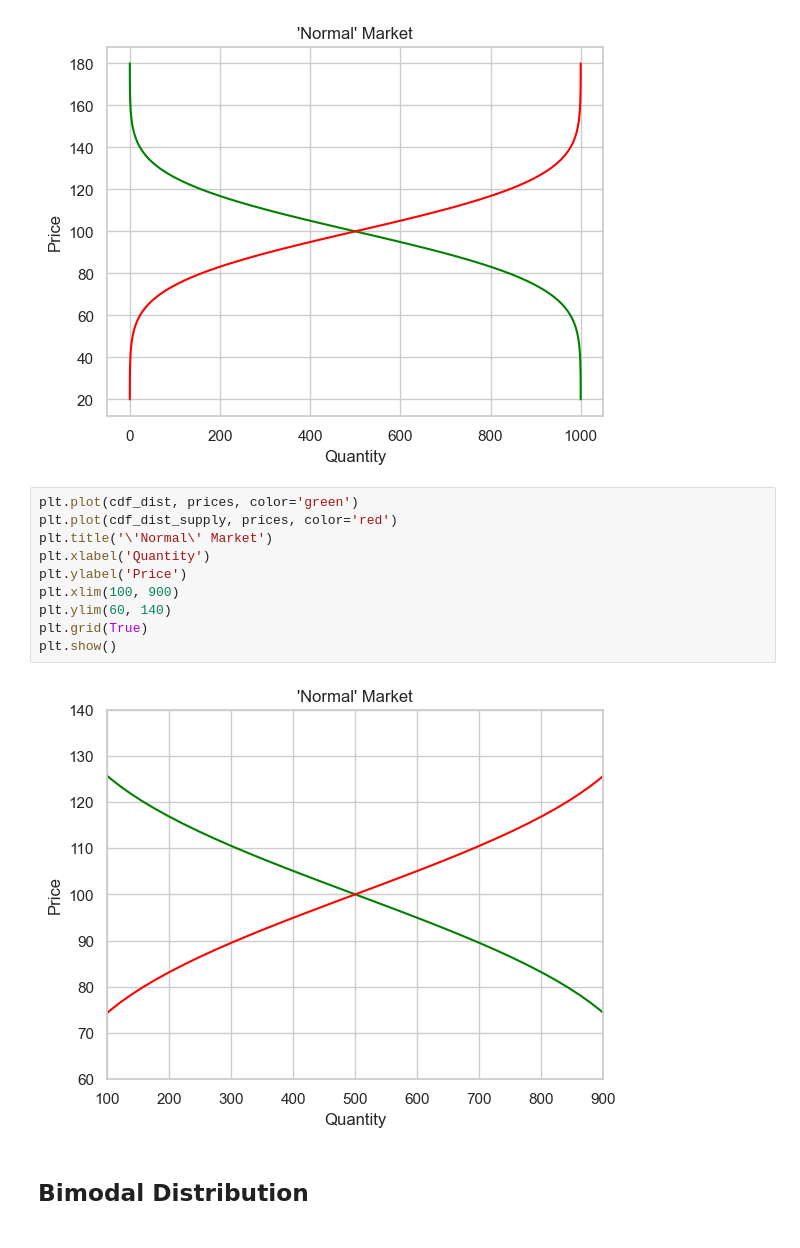
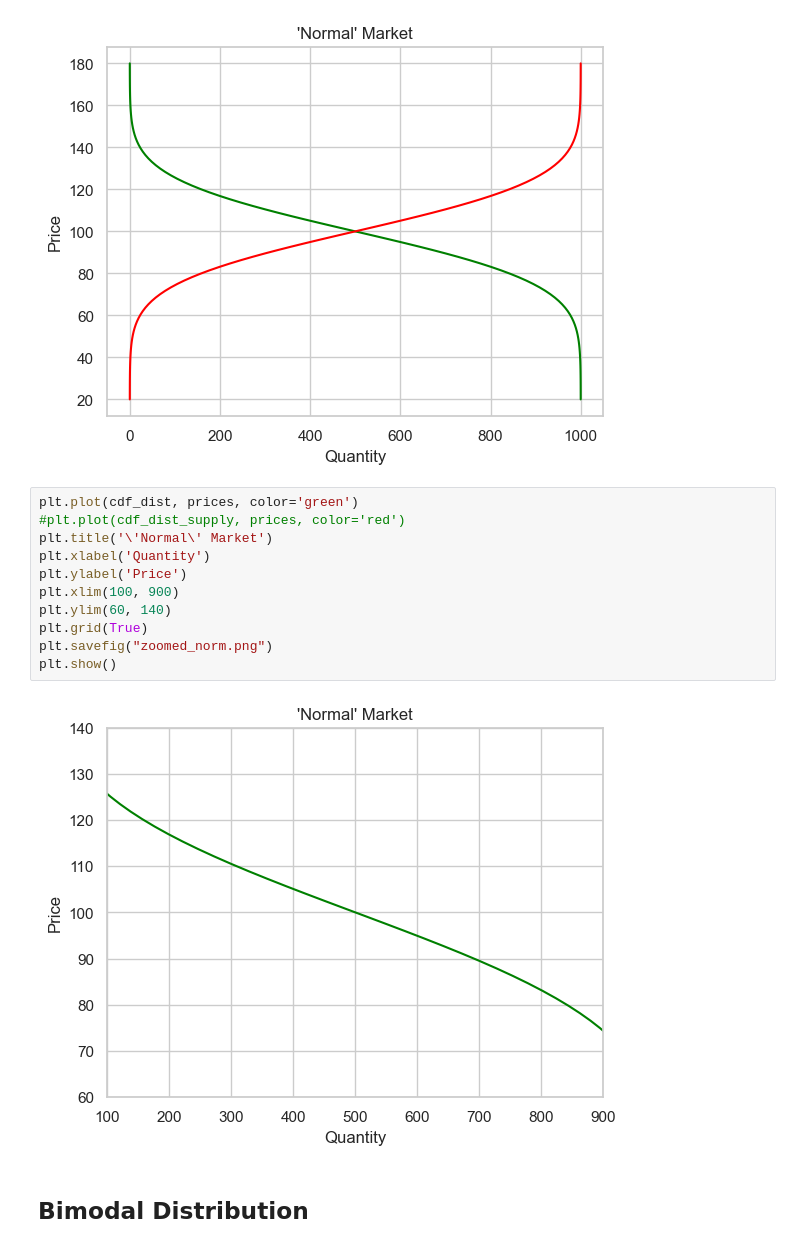
Before and after one commit to ohmurphy/market_cdfs, a Jupyter notebook: market_curves.ipynb, the cells around one changed output. Saved outputs shown, nothing was run; the diff lists cells and outputs as text.

```diff
--- a/market_curves.ipynb
+++ b/market_curves.ipynb
@@ -218,16 +218,17 @@ plt.show()
 [figure]
 # %%
 plt.plot(cdf_dist, prices, color='green')
-plt.plot(cdf_dist_supply, prices, color='red')
+#plt.plot(cdf_dist_supply, prices, color='red')
 plt.title('\'Normal\' Market')
 plt.xlabel('Quantity')
 plt.ylabel('Price')
 plt.xlim(100, 900)
 plt.ylim(60, 140)
 plt.grid(True)
+plt.savefig("zoomed_norm.png")
 plt.show()
 # %% [output]
-[figure, old version]
+[figure, new version]
 # %% [markdown]
 ## Bimodal Distribution
 # %%
```
Also changed, not shown: 3 other files.
